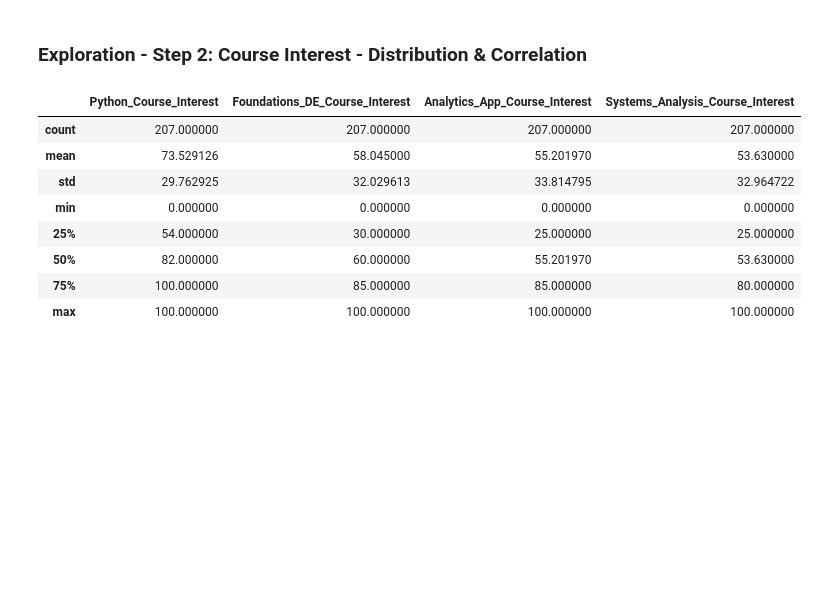
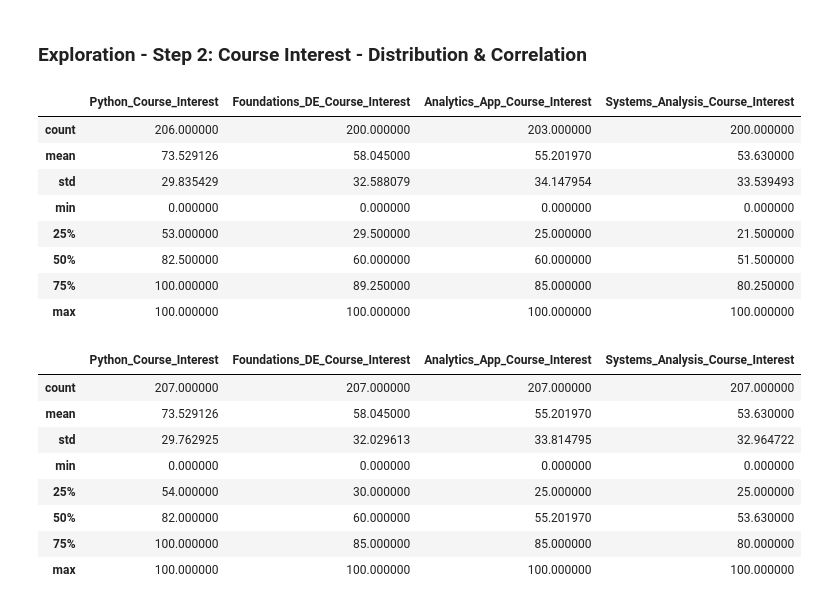
Before and after one commit to talentrics/NWU_MSDS422_Assignments, a Jupyter notebook: Assignment1_Exp_Data_Analysis.ipynb, the cells around one changed output. Cells and saved outputs as stored; diff of their text form; code cells hidden in the pictures; blank space fills up the shorter version.

```diff
--- a/Assignment1_Exp_Data_Analysis.ipynb
+++ b/Assignment1_Exp_Data_Analysis.ipynb
@@ -154,5 +225,20 @@ corr_chart(df_corr = software_df)
 # %% [markdown]
 ### Exploration - Step 2: Course Interest - Distribution & Correlation
+# %%
+list2 = ['Python_Course_Interest', 'Foundations_DE_Course_Interest',\
+         'Analytics_App_Course_Interest', 'Systems_Analysis_Course_Interest']
+
+survey_df[list2].describe()
+# %% [output]
+|  | Python_Course_Interest | Foundations_DE_Course_Interest | Analytics_App_Course_Interest | Systems_Analysis_Course_Interest |
+| count | 206.000000 | 200.000000 | 203.000000 | 200.000000 |
+| mean | 73.529126 | 58.045000 | 55.201970 | 53.630000 |
+| std | 29.835429 | 32.588079 | 34.147954 | 33.539493 |
+| min | 0.000000 | 0.000000 | 0.000000 | 0.000000 |
+| 25% | 53.000000 | 29.500000 | 25.000000 | 21.500000 |
+| 50% | 82.500000 | 60.000000 | 60.000000 | 51.500000 |
+| 75% | 100.000000 | 89.250000 | 85.000000 | 80.250000 |
+| max | 100.000000 | 100.000000 | 100.000000 | 100.000000 |
 # %%
 #step 1 - create backup version of survey_df for changes
 survey_df2 = survey_df
```
Also changed, not shown: parts of 30 cells of this notebook.
